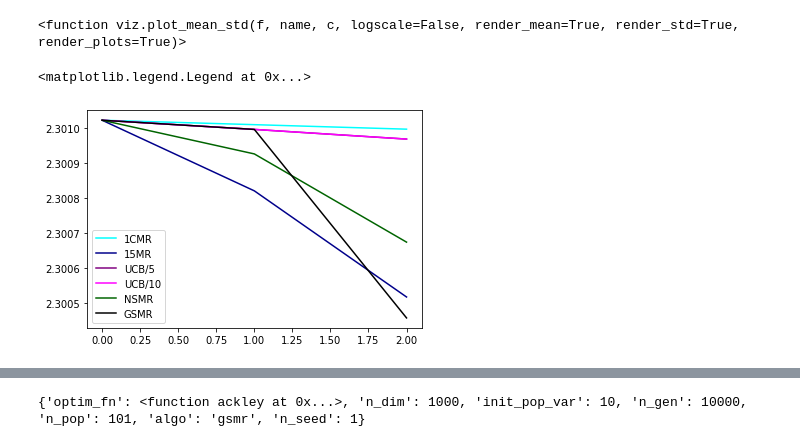
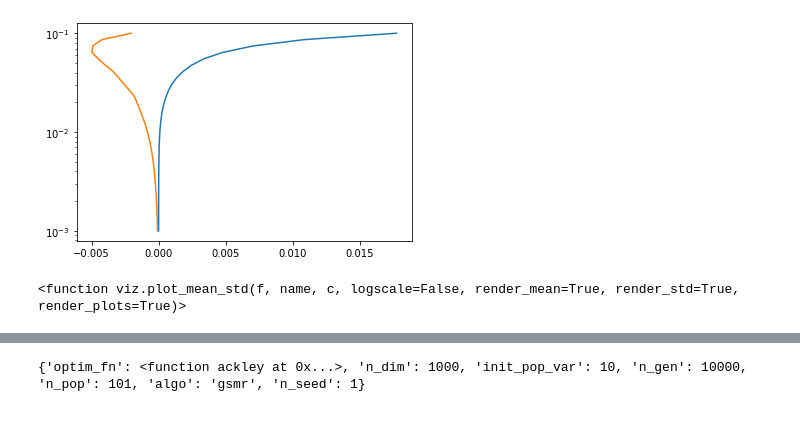
Before and after one commit to akarshkumar0101/evolved-neuroevolution, a Jupyter notebook: paper_nn.ipynb, the cells around one changed output, grey strips where cells are left out. Saved outputs shown, nothing was run; the diff lists cells and outputs as text; code cells hidden in the pictures.

```diff
--- a/paper_nn.ipynb
+++ b/paper_nn.ipynb
@@ -51,3 +86,13 @@ plt.show()
+# %%
+x = torch.randn(21, n_dim)/10.
+mrs = torch.logspace(-3, -1, 32)
+x, xmut, fit_diff = get_mrs_fitness(x, mrs, fit_mnist, n_samples=None)
+# %%
+plt.plot(fit_diff.mean(dim=-1), mrs)
+plt.plot(fit_diff.min(dim=-1).values, mrs)
+plt.yscale('log')
+# %% [output]
+[figure, added]
 # %%
 viz.plot_mean_std(f, 'gsmr', 'r', )
 # %% [output]
@@ -56,21 +101,19 @@ viz.plot_mean_std(f, 'gsmr', 'r', )
 pop = torch.randn(21, n_dim)/10.
 
 optim_fn = fit_mnist
-n_gen = 2
+n_gen = 500
 n_seeds = 1
 
+algos = algos_normal
+algos_test = ['gsmr', 'nsmr']
 
 data = []
 for seed in range(n_seeds):
-    for algo in tqdm(algos_normal):
+    do_seed(0)
+    pop = torch.randn(101, n_dim)/10.
+    for algo in tqdm(algos_test):
         do_seed(seed)
-        res = algo2algo_fn[algo](pop, optim_fn, n_gen)
+        res = algo2algo_fn[algo](pop, optim_fn, n_gen, tqdm=tqdm)
         pops, fits, mrs = res[:3]
-
         fits = fits.min(dim=-1).values
-        plt.plot(fits, c=algo2color[algo], label=algo2label[algo])
-
-plt.legend()
+        data.append((fits, mrs))
-# %% [output]
-<matplotlib.legend.Legend at 0x...>
-[figure, removed]
```
Also changed, not shown: parts of 20 cells of this notebook, 4 other files.
